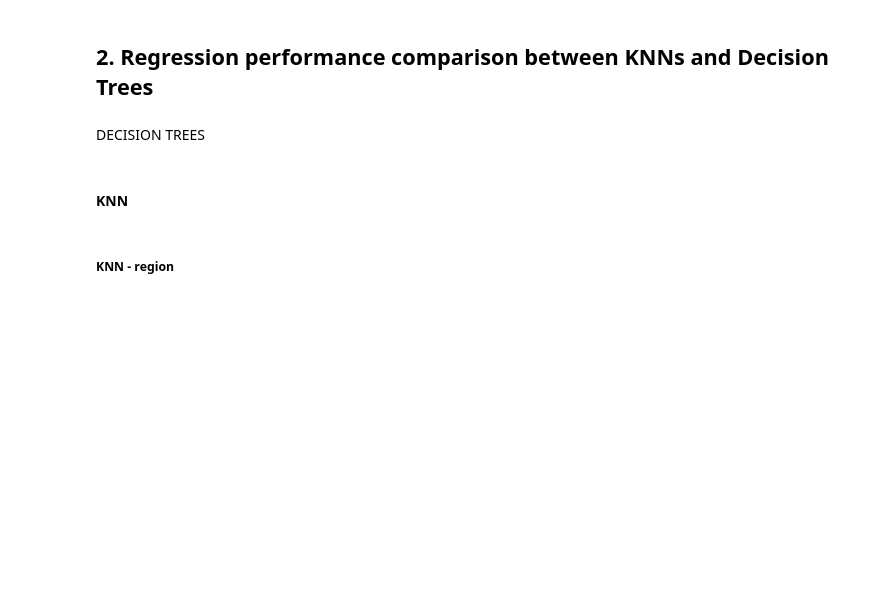
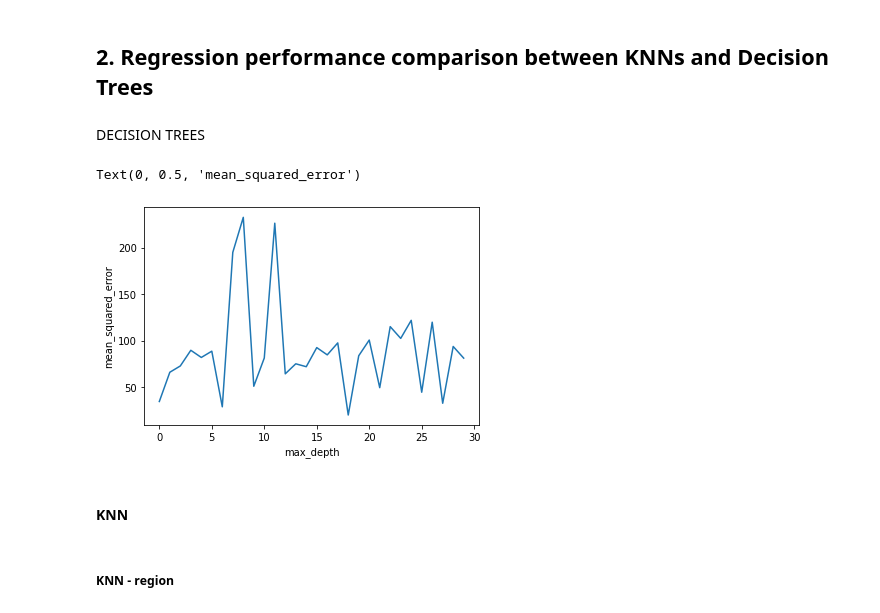
Before and after one commit to lfy05/Covid-19-Search-Trend-ML, a Jupyter notebook: Assignment1.ipynb, the cells around one changed output. Drawn from its saved outputs; the diff is of its cells as text; code cells hidden in the pictures; blank space fills up the shorter version.

```diff
--- a/Assignment1.ipynb
+++ b/Assignment1.ipynb
@@ -385,9 +426,9 @@ plt.show()
 ## a function that splits the dataset into 80% training set and 20% validation set
 def split_dataset_on(dataset, on):
     gss = GroupShuffleSplit(n_splits = 2, train_size = 0.8)
-    training, validation = next(gss.split(dataset, groups = mergedData[on]))
-    training_set = mergedData.loc[training]
-    validation_set = mergedData.loc[validation]
+    training, validation = next(gss.split(dataset, groups = dataset[on]))
+    training_set = dataset.iloc[training]
+    validation_set = dataset.iloc[validation]
     return training_set, validation_set
 
 training_set_region, validation_set_region = split_dataset_on(mergedData, 'open_covid_region_code')
@@ -409,3 +440,73 @@ data = data[data['hospitalized_new'].notna()]
+# %%
+from sklearn.tree import DecisionTreeRegressor
+from sklearn.metrics import mean_squared_error
+from math import sqrt
+
+# I don't think we need the 'index' and 'region_name' columns from the hospitalization dataset in the mergedData
+# LFY: Feel free to drop them if you want
+data = mergedData.drop(['index', 'region_name'], axis=1)
+
+## since hospitalized_new is our target, we take regions with valid entries in hospitalized_new.
+data = data[data['hospitalized_new'].notna()]
+#print(data.shape)
+
+#obtain enc, imp for encoding and imputation
+
+data_new, enc, imp = one_hot_encode(data.loc[:, train.columns != 'hospitalized_new'])
+#print('encoded shape', data_new.shape)
+
+
+results_ = []
+for d in range(30):
+    d = d + 1
+    tree = DecisionTreeRegressor(max_depth=d)
+    train, valid = split_dataset_on(data, 'open_covid_region_code')
+
+    # *********** TRAINING SET ***********
+
+    # OneHotEncoding X
+    train_x = train.loc[:, train.columns != 'hospitalized_new']
+    #print(train_x.shape)
+    train_features = train_x.select_dtypes(exclude = ['float64','int'])
+    train_encoded_features = enc.transform(train_features)
+    train_x = pd.DataFrame(train_encoded_features).join(train_x.select_dtypes(include = ['float64','int']))
+    train_x = imp.transform(train_x)
+
+    # Assigning y
+    train_y = train['hospitalized_new']
+
+
+    # ********** VALIDATION SET *************
+
+    # OneHotEncoding X
+
+    valid_x = valid.loc[:, valid.columns != 'hospitalized_new']
+    valid_features = valid_x.select_dtypes(exclude = ['float64','int'])
+    valid_encoded_features = enc.transform(valid_features)
+    valid_x = pd.DataFrame(valid_encoded_features).join(valid_x.select_dtypes(include = ['float64','int']))
+    valid_x = imp.transform(valid_x)
+
+
+    # Assigning y
+    valid_y = valid['hospitalized_new']
+
+
+    # ****** FITTING DECISION TREE ******
+    model = tree.fit(train_x, train_y)
+
+
+    # ****** ASSESSING PERFORMANCE ********
+    result = model.predict(valid_x)
+    error = sqrt(mean_squared_error(valid_y,result))
+
+    results_.append(error)
+
+plt.plot(range(30), results_)
+plt.xlabel('max_depth')
+plt.ylabel('mean_squared_error')
+# %% [output]
+Text(0, 0.5, 'mean_squared_error')
+[figure, added]
 # %% [markdown]
 #### KNN
 # %% [markdown]
```
Also changed, not shown: parts of 20 cells of this notebook.
